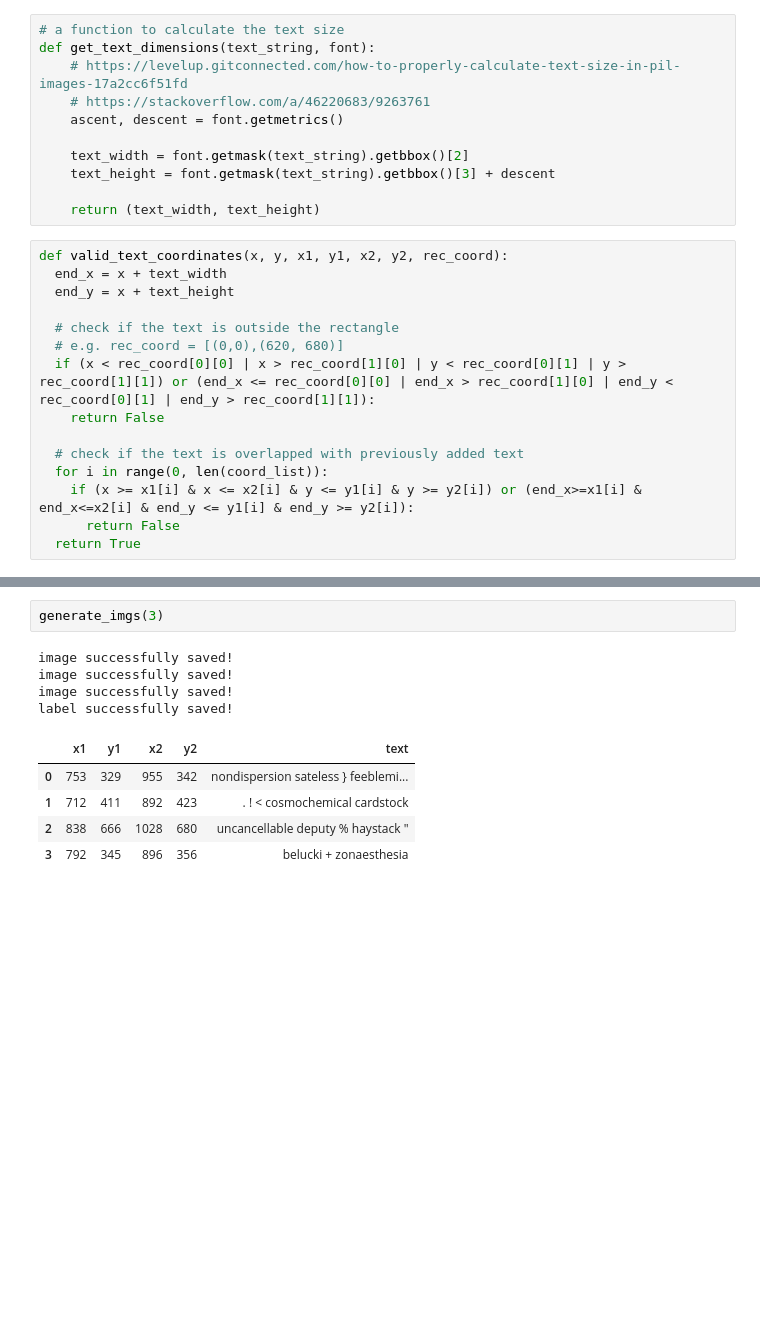
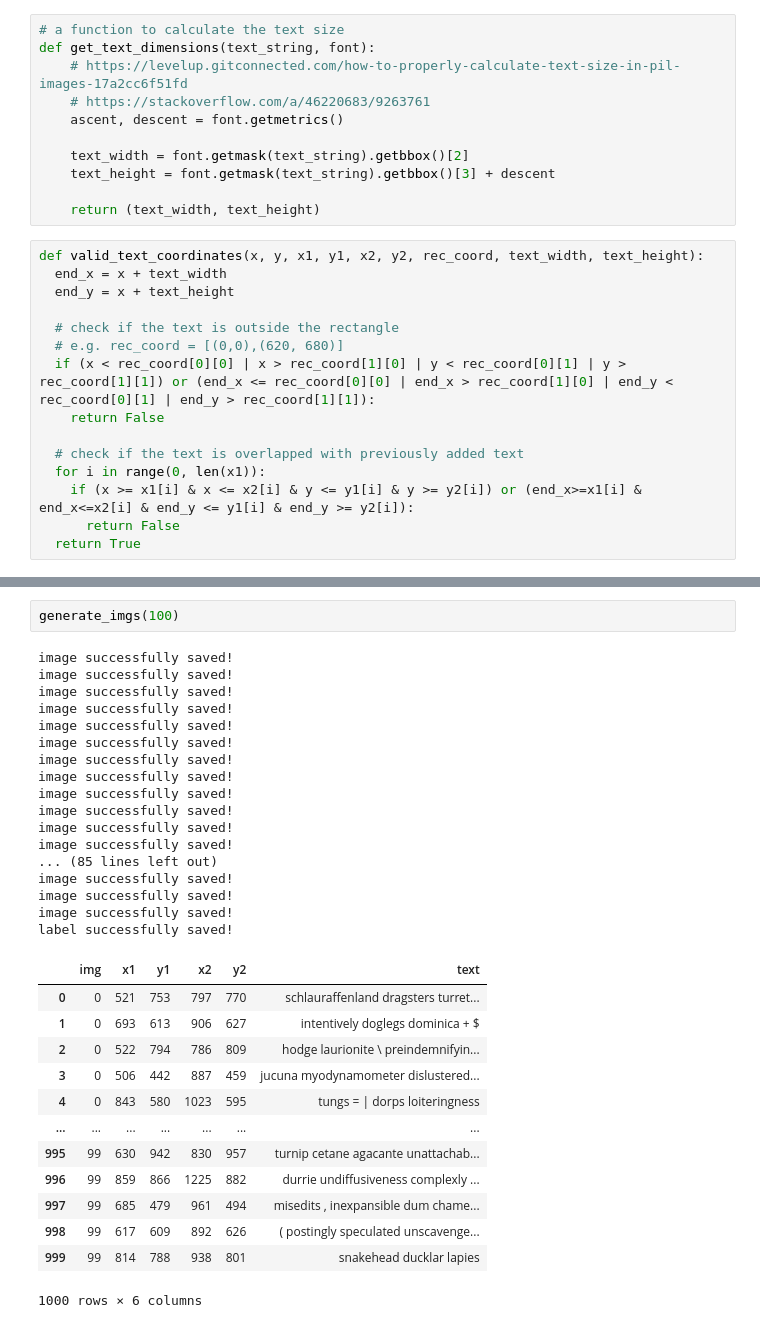
Before and after one commit to alixintong/btt-ai-know-your-customer, a Jupyter notebook: pix2seq_finetuning_object_detection.ipynb, the cells around one changed output, grey strips where cells are left out. Saved outputs shown, nothing was run; the diff lists cells and outputs as text; blank space fills up the shorter version.

```diff
--- a/pix2seq_finetuning_object_detection.ipynb
+++ b/pix2seq_finetuning_object_detection.ipynb
@@ -477,7 +497,7 @@ def get_text_dimensions(text_string, font):
 
     return (text_width, text_height)
 # %%
-def valid_text_coordinates(x, y, x1, y1, x2, y2, rec_coord):
+def valid_text_coordinates(x, y, x1, y1, x2, y2, rec_coord, text_width, text_height):
   end_x = x + text_width
   end_y = x + text_height
 
@@ -487,7 +507,7 @@ def valid_text_coordinates(x, y, x1, y1, x2, y2, rec_coord):
     return False
 
   # check if the text is overlapped with previously added text
-  for i in range(0, len(coord_list)):
+  for i in range(0, len(x1)):
     if (x >= x1[i] & x <= x2[i] & y <= y1[i] & y >= y2[i]) or (end_x>=x1[i] & end_x<=x2[i] & end_y <= y1[i] & end_y >= y2[i]):
       return False
   return True
@@ -586,14 +628,35 @@ def generate_imgs(num_of_img):
 
   return label
 # %%
-generate_imgs(3)
+generate_imgs(100)
 # %% [output]
+image successfully saved!
+image successfully saved!
+image successfully saved!
+image successfully saved!
+image successfully saved!
+image successfully saved!
+image successfully saved!
+image successfully saved!
+image successfully saved!
+image successfully saved!
+image successfully saved!
+image successfully saved!
+... (85 lines left out)
 image successfully saved!
 image successfully saved!
 image successfully saved!
 label successfully saved!
-|  | x1 | y1 | x2 | y2 | text |
-| 0 | 753 | 329 | 955 | 342 | nondispersion sateless } feeblemi... |
-| 1 | 712 | 411 | 892 | 423 | . ! < cosmochemical cardstock |
-| 2 | 838 | 666 | 1028 | 680 | uncancellable deputy % haystack " |
-| 3 | 792 | 345 | 896 | 356 | belucki + zonaesthesia |
+|  | img | x1 | y1 | x2 | y2 | text |
+| 0 | 0 | 521 | 753 | 797 | 770 | schlauraffenland dragsters turret... |
+| 1 | 0 | 693 | 613 | 906 | 627 | intentively doglegs dominica + $ |
+| 2 | 0 | 522 | 794 | 786 | 809 | hodge laurionite \ preindemnifyin... |
+| 3 | 0 | 506 | 442 | 887 | 459 | jucuna myodynamometer dislustered... |
+| 4 | 0 | 843 | 580 | 1023 | 595 | tungs = | dorps loiteringness |
+| ... | ... | ... | ... | ... | ... | ... |
+| 995 | 99 | 630 | 942 | 830 | 957 | turnip cetane agacante unattachab... |
+| 996 | 99 | 859 | 866 | 1225 | 882 | durrie undiffusiveness complexly ... |
+| 997 | 99 | 685 | 479 | 961 | 494 | misedits , inexpansible dum chame... |
+| 998 | 99 | 617 | 609 | 892 | 626 | ( postingly speculated unscavenge... |
+| 999 | 99 | 814 | 788 | 938 | 801 | snakehead ducklar lapies |
+1000 rows × 6 columns
```
Also changed, not shown: parts of 4 cells of this notebook.
